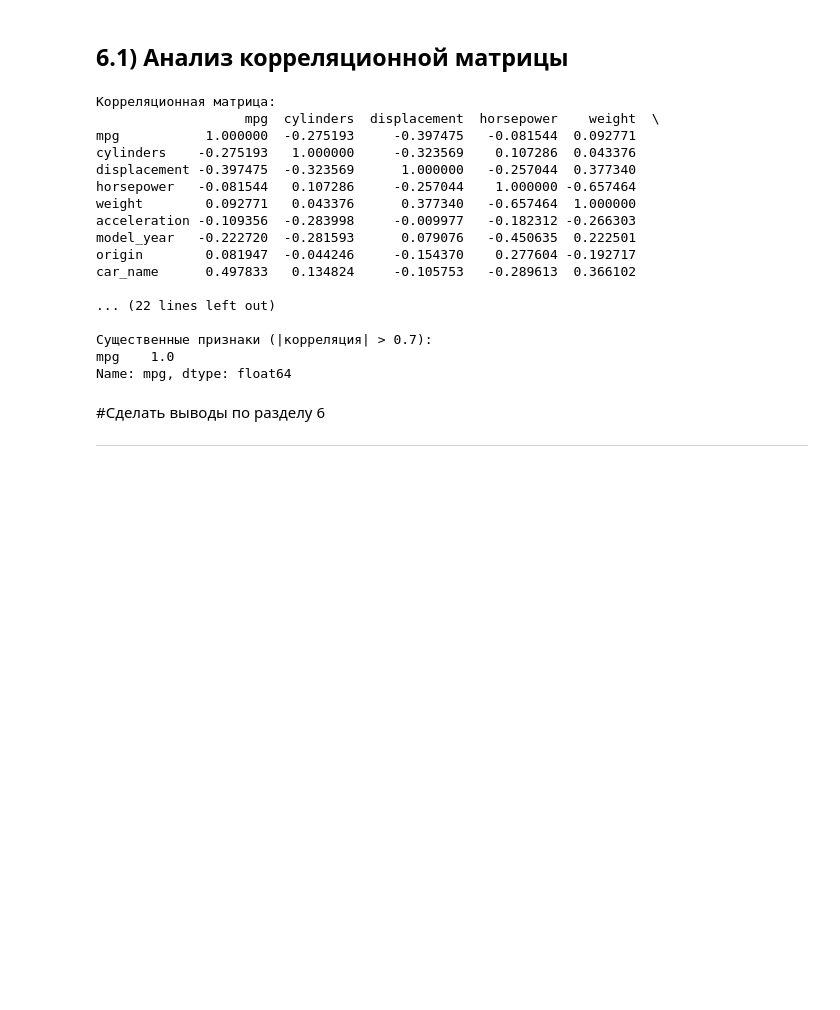
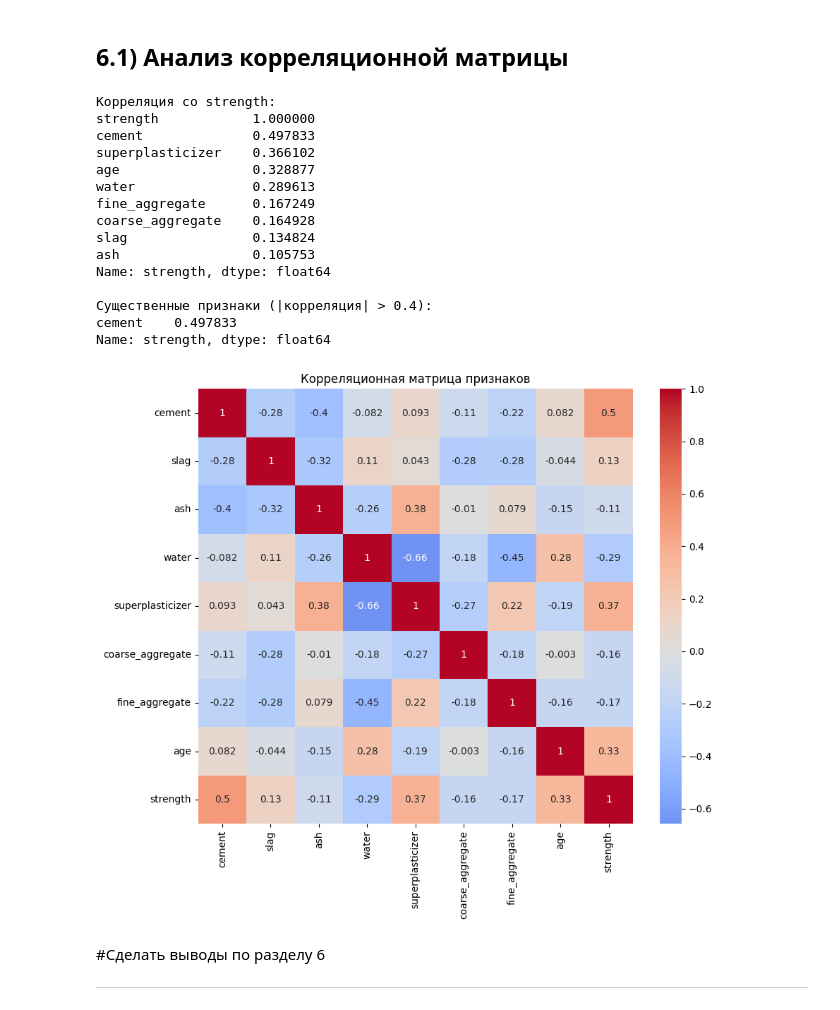
Before and after one commit to Am1rTl/Info, a Jupyter notebook: Сoncrete.ipynb, the cells around one changed output. Saved outputs shown, nothing was run; the diff lists cells and outputs as text; code cells hidden in the pictures; blank space fills up the shorter version.

```diff
--- a/Сoncrete.ipynb
+++ b/Сoncrete.ipynb
@@ -131,45 +130,45 @@ dtype: object
 # 6) Исследовательский анализ данных
 # %% [markdown]
 ## 6.1) Анализ корреляционной матрицы
-# %%
-# Построить корреляционную матрицу
-import numpy as np
-import matplotlib.pyplot as plt
-import seaborn as sns
-
-# Вычислить корреляционную матрицу для числовых столбцов
-numeric_df = df.select_dtypes(include=[np.number])
-corr_matrix = numeric_df.corr()
-print("Корреляционная матрица:")
-print(corr_matrix)
-
-# Показать корреляцию с целевым признаком (mpg)
-print("\nКорреляция с mpg:")
-mpg_corr = corr_matrix['mpg'].sort_values(key=abs, ascending=False)
-print(mpg_corr)
-
-# Найти существенные признаки (|корреляция| > 0.7)
-significant_features = mpg_corr[abs(mpg_corr) > 0.7]
-print("\nСущественные признаки (|корреляция| > 0.7):")
-print(significant_features)
-# %% [output]
-Корреляционная матрица:
-                   mpg  cylinders  displacement  horsepower    weight  \
-mpg           1.000000  -0.275193     -0.397475   -0.081544  0.092771
-cylinders    -0.275193   1.000000     -0.323569    0.107286  0.043376
-displacement -0.397475  -0.323569      1.000000   -0.257044  0.377340
-horsepower   -0.081544   0.107286     -0.257044    1.000000 -0.657464
-weight        0.092771   0.043376      0.377340   -0.657464  1.000000
-acceleration -0.109356  -0.283998     -0.009977   -0.182312 -0.266303
-model_year   -0.222720  -0.281593      0.079076   -0.450635  0.222501
-origin        0.081947  -0.044246     -0.154370    0.277604 -0.192717
-car_name      0.497833   0.134824     -0.105753   -0.289613  0.366102
-
-... (22 lines left out)
-
-Существенные признаки (|корреляция| > 0.7):
-mpg    1.0
-Name: mpg, dtype: float64
+# %%
+# Вычислить корреляционную матрицу
+corr_matrix = df.corr()
+# Changed target variable to 'strength' based on the loaded dataset
+print("Корреляция со strength:")
+strength_correlations = corr_matrix['strength'].abs().sort_values(ascending=False)
+print(strength_correlations)
+
+# Найти существенные признаки (|correlation| > 0.7)
+# Adjusted threshold to 0.4 as per variable analysis
+significant_features = strength_correlations[strength_correlations > 0.4].drop('strength') # Exclude target variable
+print(f"\nСущественные признаки (|корреляция| > 0.4):")
+print(significant_features)
+
+# Показать корреляционную матрицу визуально
+import seaborn as sns
+import matplotlib.pyplot as plt
+
+plt.figure(figsize=(10, 8))
+sns.heatmap(corr_matrix, annot=True, cmap='coolwarm', center=0, square=True)
+plt.title("Корреляционная матрица признаков")
+plt.show()
+# %% [output]
+Корреляция со strength:
+strength            1.000000
+cement              0.497833
+superplasticizer    0.366102
+age                 0.328877
+water               0.289613
+fine_aggregate      0.167249
+coarse_aggregate    0.164928
+slag                0.134824
+ash                 0.105753
+Name: strength, dtype: float64
+
+Существенные признаки (|корреляция| > 0.4):
+cement    0.497833
+Name: strength, dtype: float64
+[figure, added]
 # %% [markdown]
 #Сделать выводы по разделу 6
 
```
Also changed, not shown: parts of 20 cells of this notebook.
